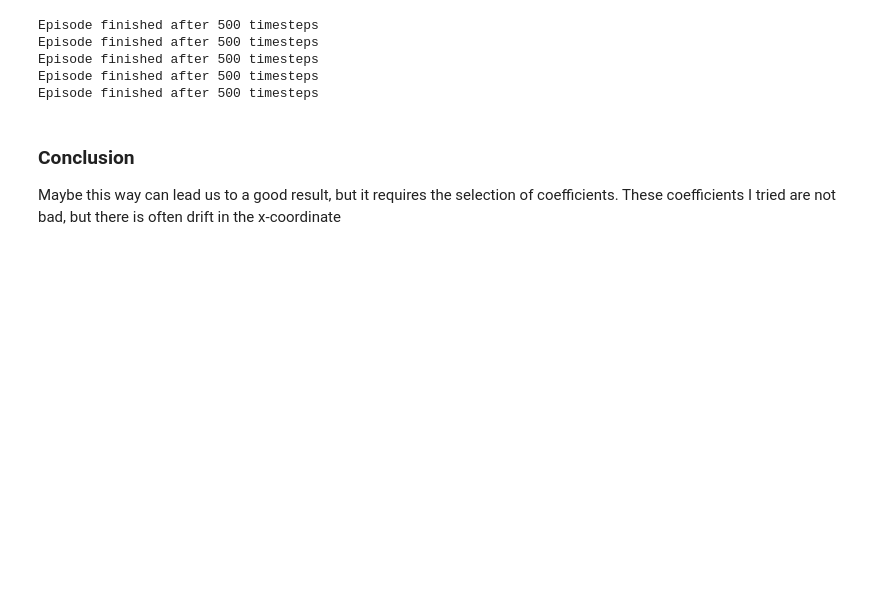
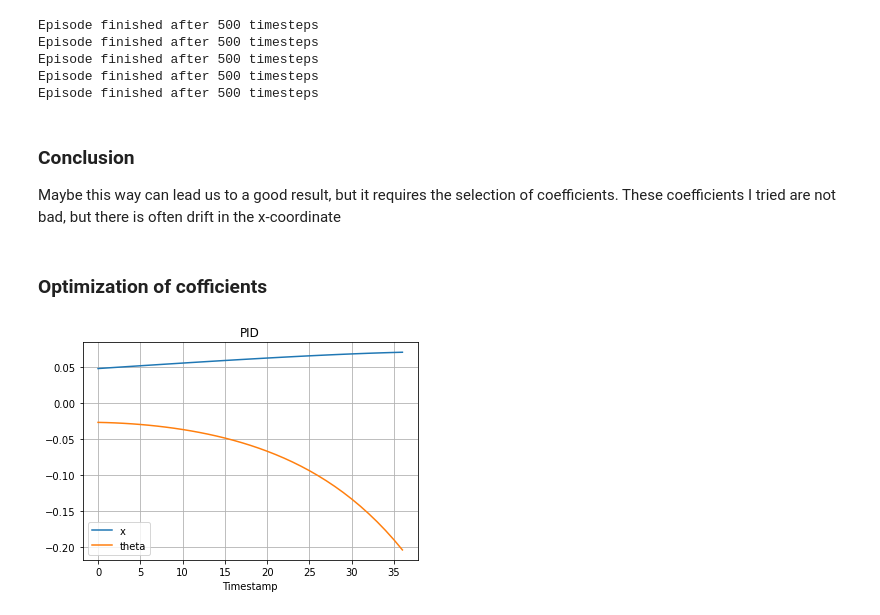
Before and after one commit to Akuva2001/GYM-mou, a Jupyter notebook: Presentation.ipynb, the cells around one changed output. Drawn from its saved outputs; the diff is of its cells as text; code cells hidden in the pictures; blank space fills up the shorter version.

```diff
--- a/Presentation.ipynb
+++ b/Presentation.ipynb
@@ -424,3 +423,11 @@ Episode finished after 500 timesteps
 # %% [markdown]
 ### Conclusion
 Maybe this way can lead us to a good result, but it requires the selection of coefficients. These coefficients I tried are not bad, but there is often drift in the x-coordinate
+# %% [markdown]
+### Optimization of cofficients
+# %%
+import numpy as np
+import matplotlib.pyplot as plt
+import gym
+
+env = gym.make('CartPole-v1')
@@ -426,0 +470,21 @@ Maybe this way can lead us to a good result, but it requires the selection of co
+# %%
+def plot_result(x, theta, N):
+    B = 500
+    plt.plot(range(min(len(x), B)), x[:min(len(x), B)], label= "x")
+    plt.plot(range(min(len(theta), B)), theta[:min(len(theta), B)], label= "theta")
+    #plt.plot(timestamp, aver, label= "Average, mcs")
+    #plt.plot(timestamp, disp, label= "Dispercy, ?")
+    plt.grid(True)
+    plt.legend()
+    #plt.axis([timestamp[0], timestamp[-1], 0, max([max(aver), max(clients), max(diff)])*1.1])
+    #plt.ylabel("Request processing time, mcs")
+    plt.xlabel("Timestamp")
+    plt.title("PID")
+
+    #plt.savefig("plot.png", fmt= "png")
+    plt.show()
+# %%
+x, theta, N = PID_opt_fun(1, 0.002, 0.064)
+plot_result(x, theta, N)
+# %% [output]
+[figure, added]
```
Also changed, not shown: parts of 62 cells of this notebook, 2 other files.
